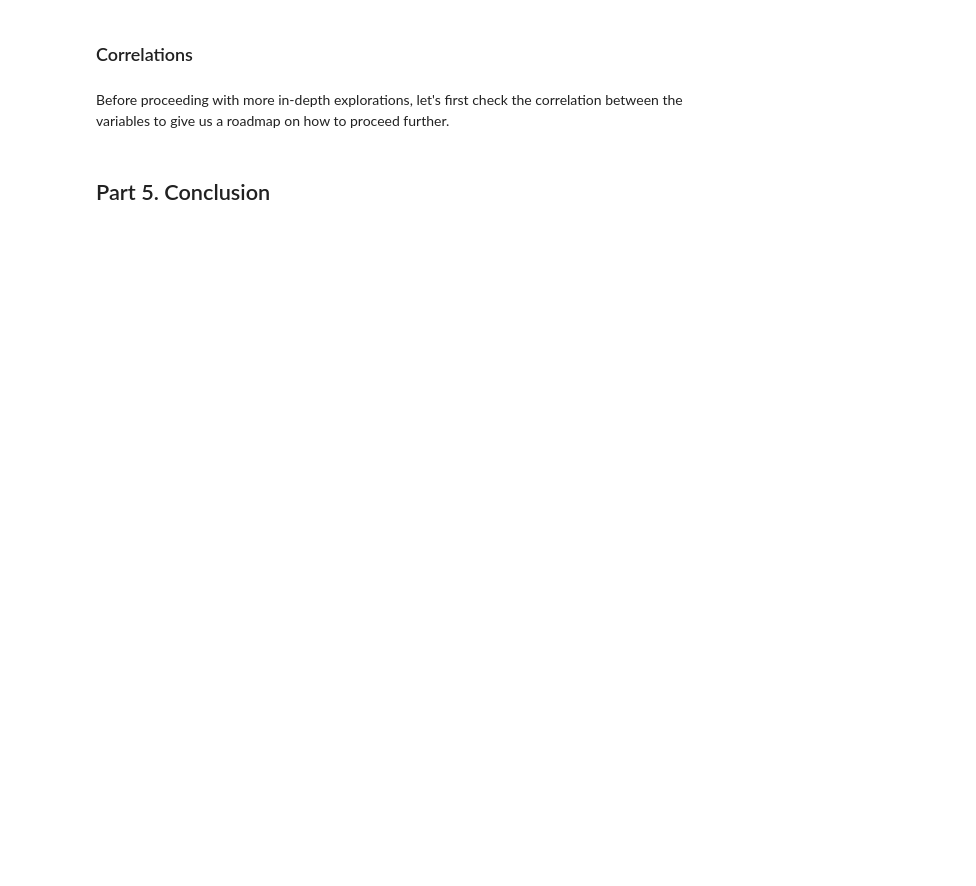
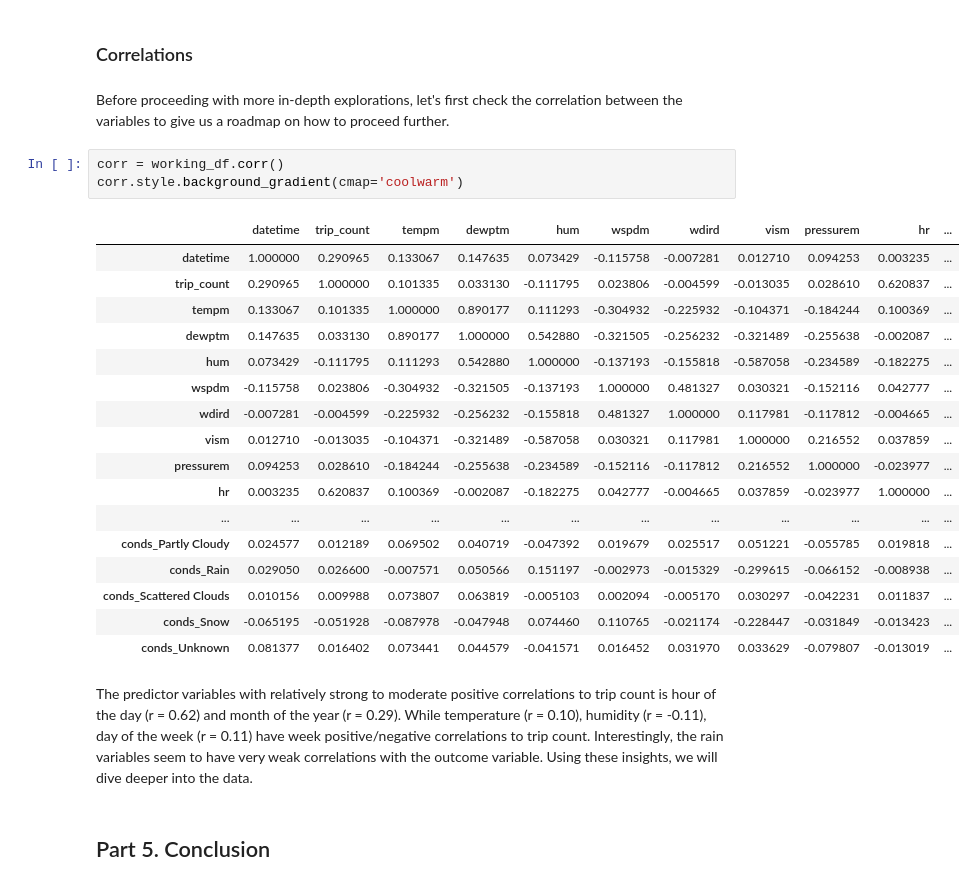
Before and after one commit to llingcaro/vupico-taxi-demand-prediction, a Jupyter notebook: analysis/02_exploratory_data_analysis.ipynb, the cells around one changed output. Saved outputs shown, nothing was run; the diff lists cells and outputs as text; blank space fills up the shorter version.

Commit message:
Add correlation matrix

```diff
--- a/analysis/02_exploratory_data_analysis.ipynb
+++ b/analysis/02_exploratory_data_analysis.ipynb
@@ -144,5 +146,28 @@ Size after OHE: (8400, 49)
 ### Correlations
 # %% [markdown]
 Before proceeding with more in-depth explorations, let's first check the correlation between the variables to give us a roadmap on how to proceed further.
+# %%
+corr = working_df.corr()
+corr.style.background_gradient(cmap='coolwarm')
+# %% [output]
+|  | datetime | trip_count | tempm | dewptm | hum | wspdm | wdird | vism | pressurem | hr | ... |
+| datetime | 1.000000 | 0.290965 | 0.133067 | 0.147635 | 0.073429 | -0.115758 | -0.007281 | 0.012710 | 0.094253 | 0.003235 | ... |
+| trip_count | 0.290965 | 1.000000 | 0.101335 | 0.033130 | -0.111795 | 0.023806 | -0.004599 | -0.013035 | 0.028610 | 0.620837 | ... |
+| tempm | 0.133067 | 0.101335 | 1.000000 | 0.890177 | 0.111293 | -0.304932 | -0.225932 | -0.104371 | -0.184244 | 0.100369 | ... |
+| dewptm | 0.147635 | 0.033130 | 0.890177 | 1.000000 | 0.542880 | -0.321505 | -0.256232 | -0.321489 | -0.255638 | -0.002087 | ... |
+| hum | 0.073429 | -0.111795 | 0.111293 | 0.542880 | 1.000000 | -0.137193 | -0.155818 | -0.587058 | -0.234589 | -0.182275 | ... |
+| wspdm | -0.115758 | 0.023806 | -0.304932 | -0.321505 | -0.137193 | 1.000000 | 0.481327 | 0.030321 | -0.152116 | 0.042777 | ... |
+| wdird | -0.007281 | -0.004599 | -0.225932 | -0.256232 | -0.155818 | 0.481327 | 1.000000 | 0.117981 | -0.117812 | -0.004665 | ... |
+| vism | 0.012710 | -0.013035 | -0.104371 | -0.321489 | -0.587058 | 0.030321 | 0.117981 | 1.000000 | 0.216552 | 0.037859 | ... |
+| pressurem | 0.094253 | 0.028610 | -0.184244 | -0.255638 | -0.234589 | -0.152116 | -0.117812 | 0.216552 | 1.000000 | -0.023977 | ... |
+| hr | 0.003235 | 0.620837 | 0.100369 | -0.002087 | -0.182275 | 0.042777 | -0.004665 | 0.037859 | -0.023977 | 1.000000 | ... |
+| ... | ... | ... | ... | ... | ... | ... | ... | ... | ... | ... | ... |
+| conds_Partly Cloudy | 0.024577 | 0.012189 | 0.069502 | 0.040719 | -0.047392 | 0.019679 | 0.025517 | 0.051221 | -0.055785 | 0.019818 | ... |
+| conds_Rain | 0.029050 | 0.026600 | -0.007571 | 0.050566 | 0.151197 | -0.002973 | -0.015329 | -0.299615 | -0.066152 | -0.008938 | ... |
+| conds_Scattered Clouds | 0.010156 | 0.009988 | 0.073807 | 0.063819 | -0.005103 | 0.002094 | -0.005170 | 0.030297 | -0.042231 | 0.011837 | ... |
+| conds_Snow | -0.065195 | -0.051928 | -0.087978 | -0.047948 | 0.074460 | 0.110765 | -0.021174 | -0.228447 | -0.031849 | -0.013423 | ... |
+| conds_Unknown | 0.081377 | 0.016402 | 0.073441 | 0.044579 | -0.041571 | 0.016452 | 0.031970 | 0.033629 | -0.079807 | -0.013019 | ... |
+# %% [markdown]
+The predictor variables with relatively strong to moderate positive correlations to trip count is hour of the day (r = 0.62) and month of the year (r = 0.29). While temperature (r = 0.10), humidity (r = -0.11), day of the week (r = 0.11) have week positive/negative correlations to trip count. Interestingly, the rain variables seem to have very weak correlations with the outcome variable. Using these insights, we will dive deeper into the data.
 # %% [markdown]
 ## Part 5. Conclusion
```
Also changed, not shown: parts of 4 cells of this notebook.
